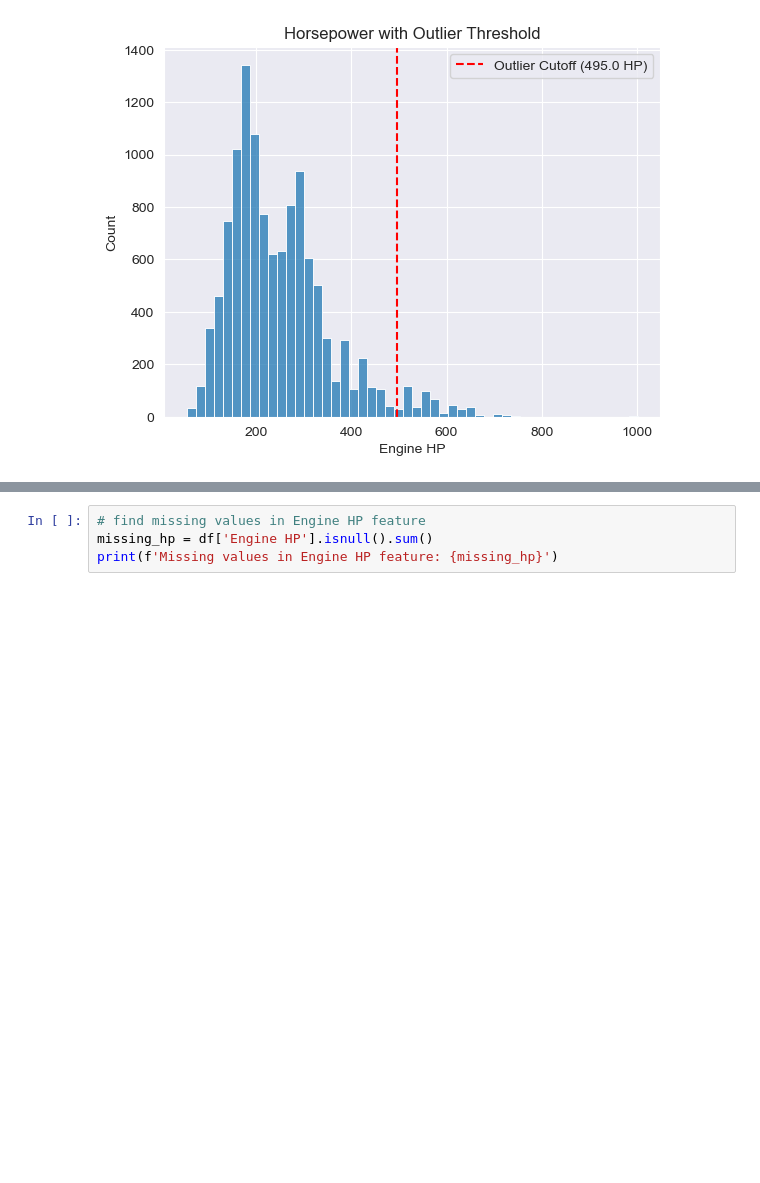
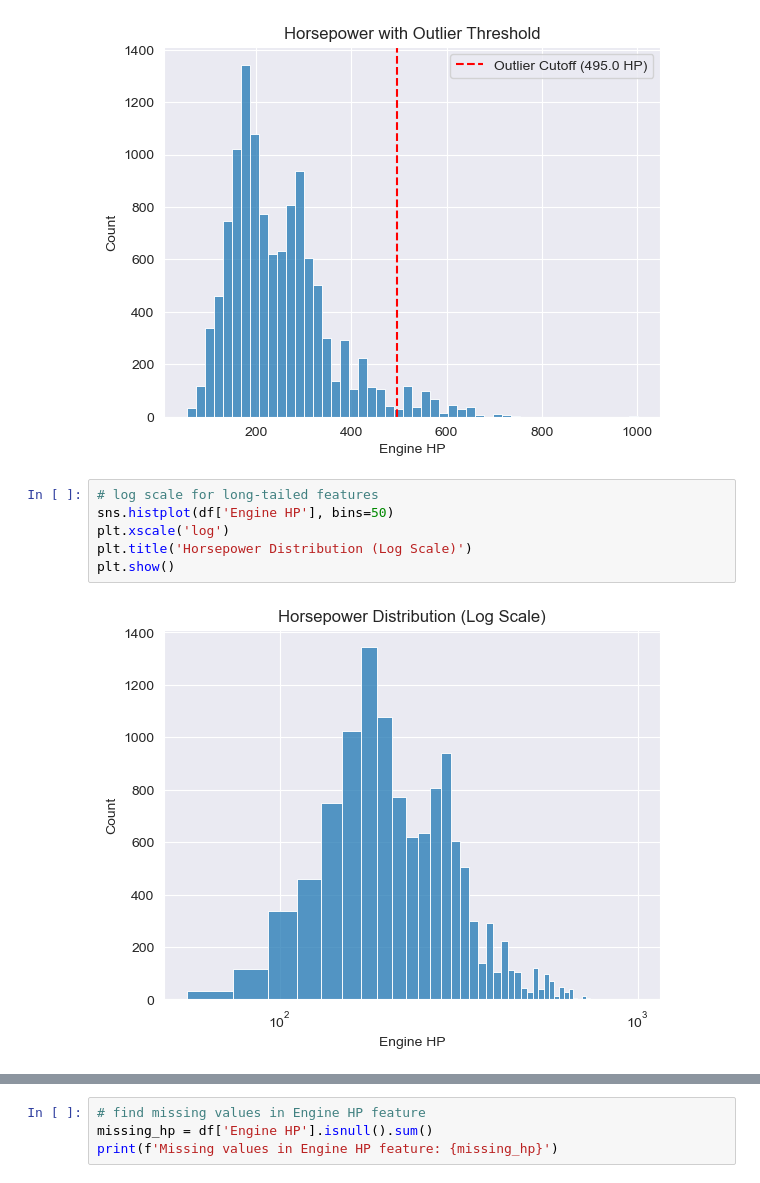
Before and after one commit to MrKimhoff/Python-Car-Price-Prediction, a Jupyter notebook: Python-Used-Car-Price-Prediction.ipynb, the cells around one changed output, grey strips where cells are left out. Saved outputs shown, nothing was run; the diff lists cells and outputs as text; blank space fills up the shorter version.

```diff
--- a/Python-Used-Car-Price-Prediction.ipynb
+++ b/Python-Used-Car-Price-Prediction.ipynb
@@ -289,3 +347,11 @@ plt.title('Horsepower with Outlier Threshold')
 plt.show()
 # %% [output]
 [figure]
+# %%
+# log scale for long-tailed features
+sns.histplot(df['Engine HP'], bins=50)
+plt.xscale('log')
+plt.title('Horsepower Distribution (Log Scale)')
+plt.show()
+# %% [output]
+[figure, added]
```
Also changed, not shown: parts of 12 cells of this notebook, 3 other files.
